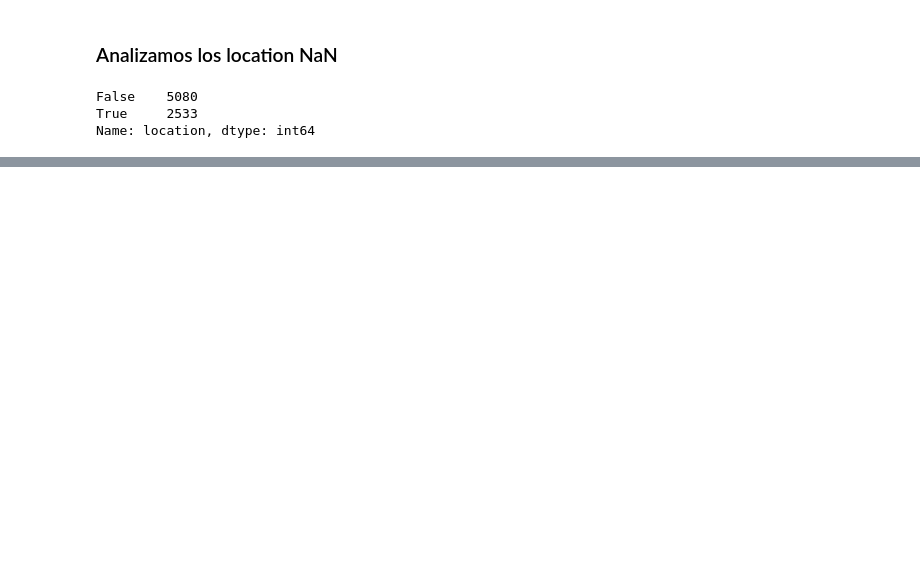
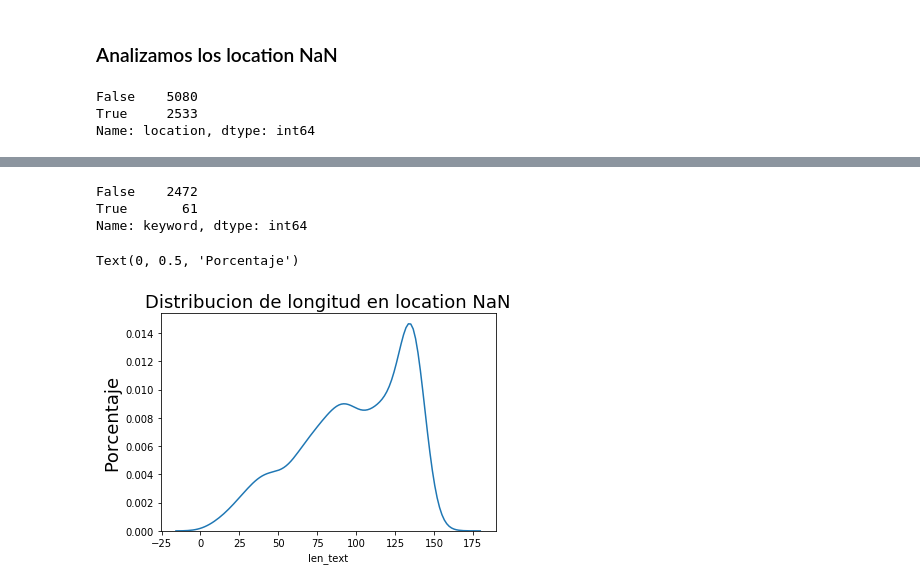
Before and after one commit to pablbob/9558-7506-Data-Hunters, a Jupyter notebook: TP1.ipynb, the cells around one changed output, grey strips where cells are left out. Saved outputs shown, nothing was run; the diff lists cells and outputs as text; code cells hidden in the pictures; blank space fills up the shorter version.

```diff
--- a/TP1.ipynb
+++ b/TP1.ipynb
@@ -905,3 +905,6 @@ train['location'].isnull().value_counts()
 False    5080
 True     2533
 Name: location, dtype: int64
+# %%
+location_null = train[train['location'].isnull()]
+location_null
@@ -907,0 +961,14 @@ Name: location, dtype: int64
+# %%
+location_null['keyword'].isnull().value_counts()
+# %% [output]
+False    2472
+True       61
+Name: keyword, dtype: int64
+# %%
+g1 = sb.distplot(location_null['len_text'], hist=False)
+#g1 = sb.distplot(top_keyword[top_keyword['target'] == 0]['len_text'], color="red", label='len_text in target false', hist=False)
+g1.set_title("Distribucion de longitud en location NaN", fontsize=18)
+g1.set_ylabel("Porcentaje", fontsize=18)
+# %% [output]
+Text(0, 0.5, 'Porcentaje')
+[figure, added]
```
Also changed, not shown: parts of 31 cells of this notebook.
